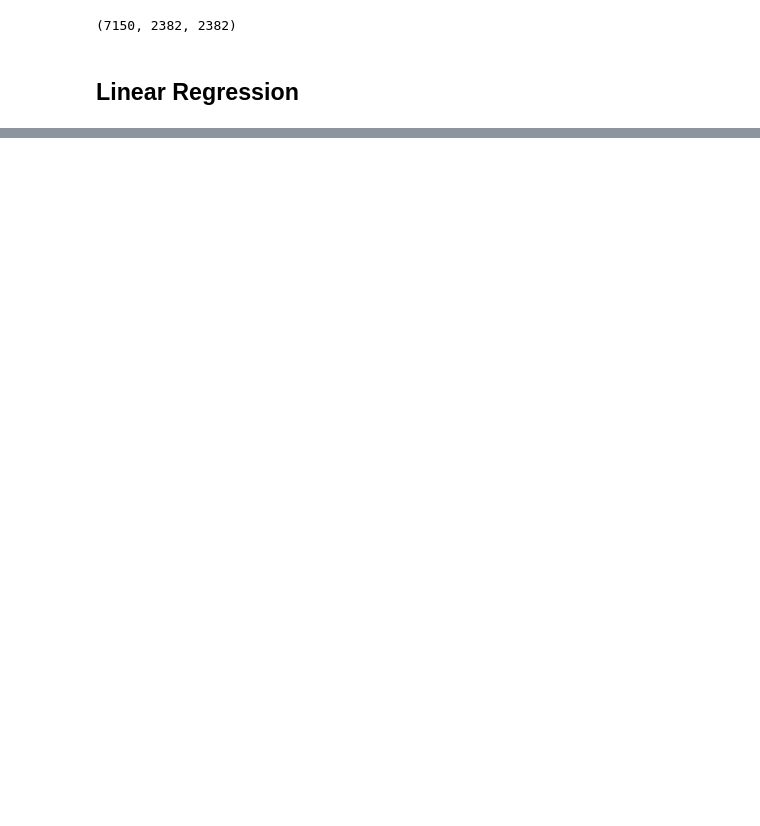
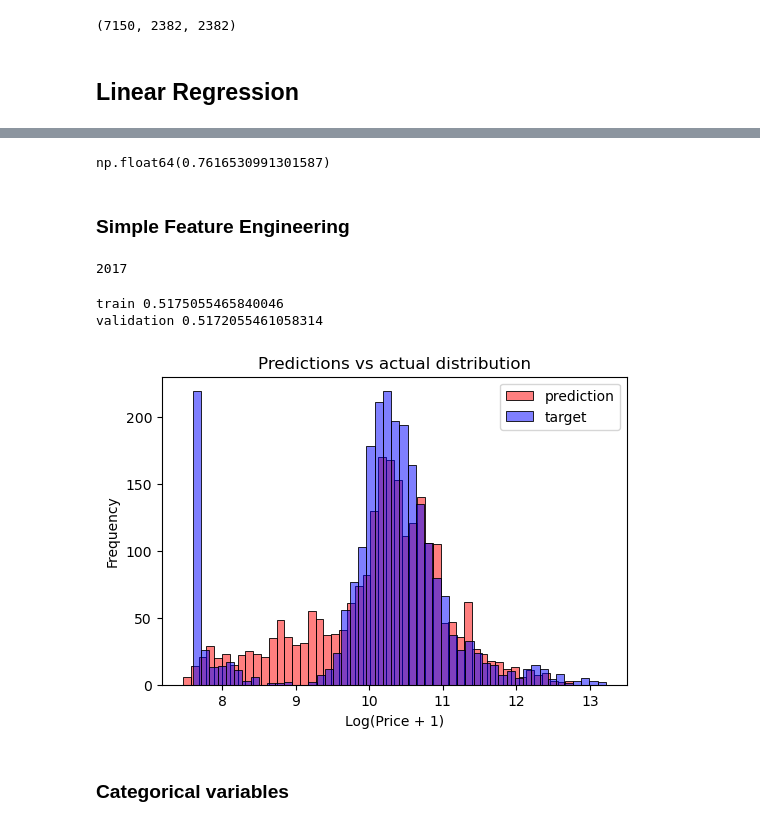
Before and after one commit to filipebodas/ml_zoomcamp_2025, a Jupyter notebook: code/02_regression/02_code.ipynb, the cells around one changed output, grey strips where cells are left out. Drawn from its saved outputs; the diff is of its cells as text; code cells hidden in the pictures; blank space fills up the shorter version.

Commit message:
code for module 2 regression

```diff
--- a/code/02_regression/02_code.ipynb
+++ b/code/02_regression/02_code.ipynb
@@ -223,0 +574,67 @@ del df_test['msrp']
+# %%
+
+def prepare_X(df):
+    df_num = df[base]
+    df_num = df_num.fillna(0)
+    X = df_num.values
+    return X
+# %%
+X_train = prepare_X(df_train)
+w0, w = train_linear_regression(X_train, y_train)
+
+X_val = prepare_X(df_val)
+y_pred = w0 + X_val.dot(w)
+
+rmse(y_val, y_pred)
+# %% [output]
+np.float64(0.7616530991301587)
+# %% [markdown]
+### Simple Feature Engineering
+# %%
+df_train.year.max()
+# %% [output]
+2017
+# %%
+def prepare_X(df):
+    df = df.copy() # guarantee we are working with a copy inside this function, so we can keep the dataset in its original form
+    features = base.copy()
+
+    df['age'] = 2017 - df.year
+    features.append('age')
+
+    df_num = df[features]
+    df_num = df_num.fillna(0)
+    X = df_num.values
+
+    return X
+# %%
+X_train = prepare_X(df_train)
+w_0, w = train_linear_regression(X_train, y_train)
+
+y_pred = w_0 + X_train.dot(w)
+print('train', rmse(y_train, y_pred))
+
+X_val = prepare_X(df_val)
+y_pred = w_0 + X_val.dot(w)
+print('validation', rmse(y_val, y_pred))
+# %% [output]
+train 0.5175055465840046
+validation 0.5172055461058314
+# %%
+plt.figure(figsize=(6, 4))
+
+
+sns.histplot(y_pred, label='prediction', color = 'red', alpha = 0.5, bins = 50)
+sns.histplot(y_val, label='target', color = 'blue', alpha = 0.5, bins = 50)
+
+plt.legend()
+
+plt.ylabel('Frequency')
+plt.xlabel('Log(Price + 1)')
+plt.title('Predictions vs actual distribution')
+
+plt.show()
+# %% [output]
+[figure, added]
+# %% [markdown]
+### Categorical variables
```
Also changed, not shown: parts of 103 cells of this notebook.
